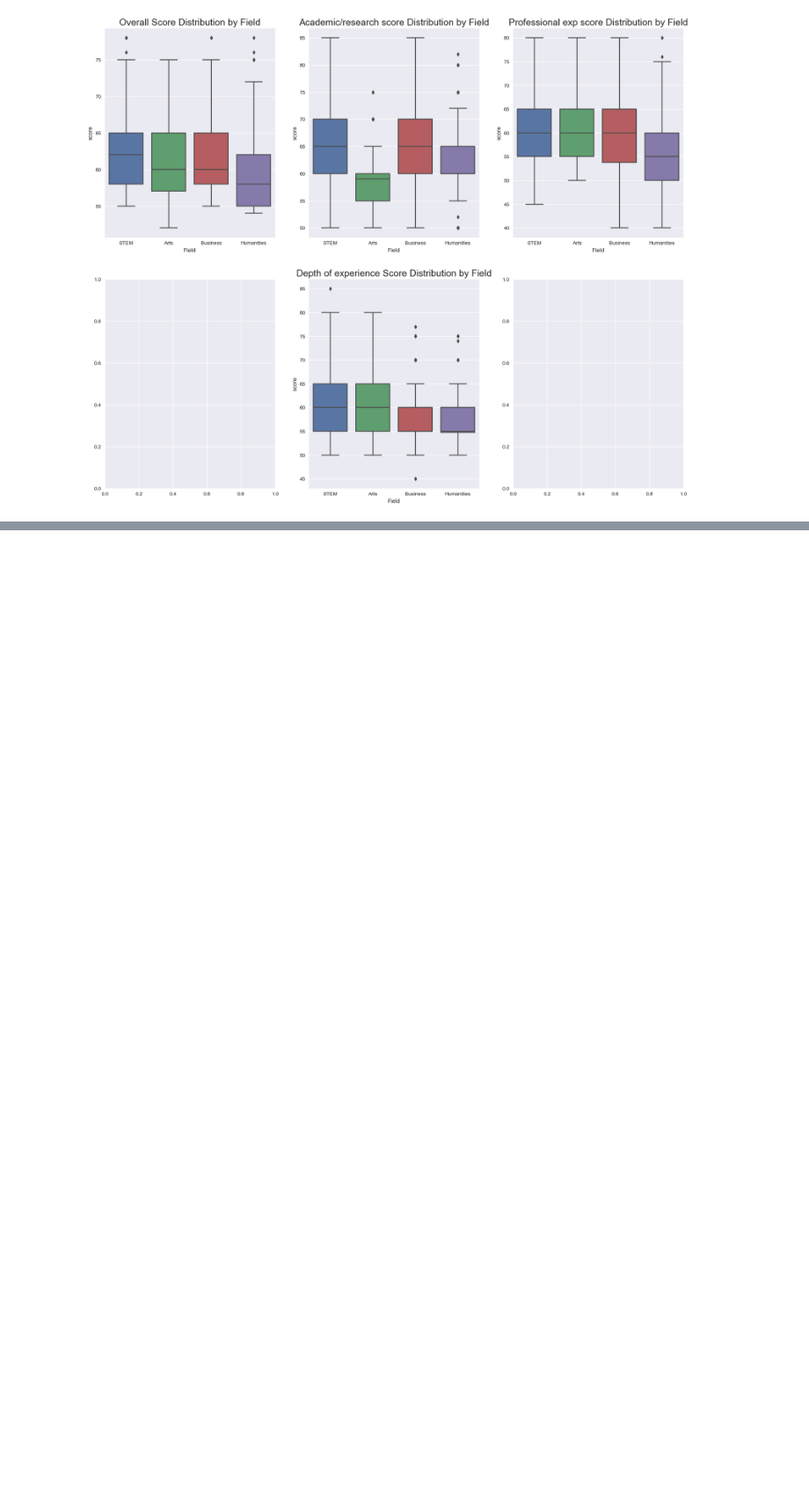
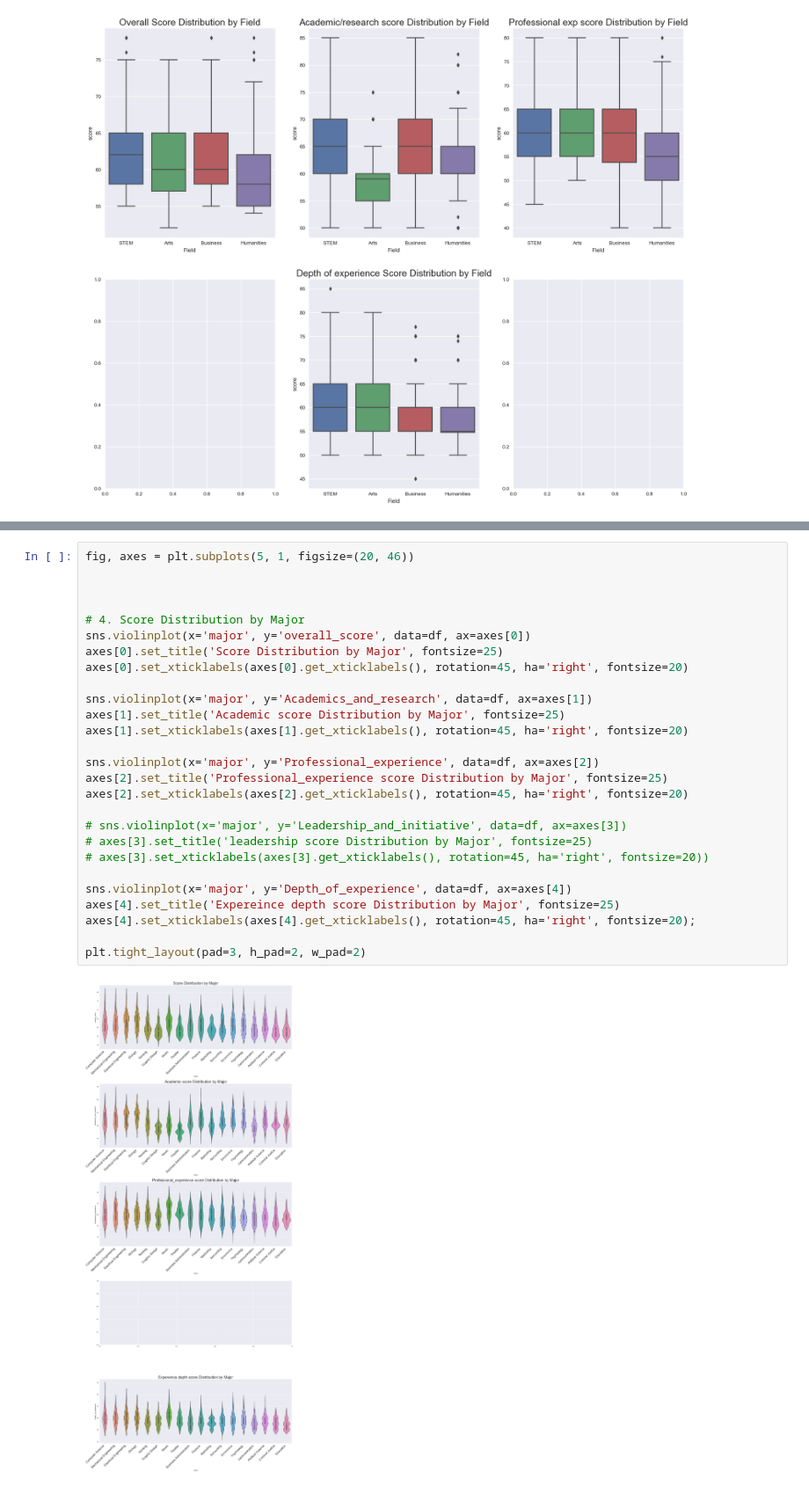
Before and after one commit to TommyClemenzaChen/lm_experiments, a Jupyter notebook: analysis/analysis.ipynb, the cells around one changed output, grey strips where cells are left out. Shown at 88% size. Drawn from its saved outputs; the diff is of its cells as text; blank space fills up the shorter version.

```diff
--- a/analysis/analysis.ipynb
+++ b/analysis/analysis.ipynb
@@ -117,0 +100,29 @@ summary_stats.to_csv('field_score_summary.csv')
+# %%
+fig, axes = plt.subplots(5, 1, figsize=(20, 46))
+
+
+
+# 4. Score Distribution by Major
+sns.violinplot(x='major', y='overall_score', data=df, ax=axes[0])
+axes[0].set_title('Score Distribution by Major', fontsize=25)
+axes[0].set_xticklabels(axes[0].get_xticklabels(), rotation=45, ha='right', fontsize=20)
+
+sns.violinplot(x='major', y='Academics_and_research', data=df, ax=axes[1])
+axes[1].set_title('Academic score Distribution by Major', fontsize=25)
+axes[1].set_xticklabels(axes[1].get_xticklabels(), rotation=45, ha='right', fontsize=20)
+
+sns.violinplot(x='major', y='Professional_experience', data=df, ax=axes[2])
+axes[2].set_title('Professional_experience score Distribution by Major', fontsize=25)
+axes[2].set_xticklabels(axes[2].get_xticklabels(), rotation=45, ha='right', fontsize=20)
+
+# sns.violinplot(x='major', y='Leadership_and_initiative', data=df, ax=axes[3])
+# axes[3].set_title('leadership score Distribution by Major', fontsize=25)
+# axes[3].set_xticklabels(axes[3].get_xticklabels(), rotation=45, ha='right', fontsize=20))
+
+sns.violinplot(x='major', y='Depth_of_experience', data=df, ax=axes[4])
+axes[4].set_title('Expereince depth score Distribution by Major', fontsize=25)
+axes[4].set_xticklabels(axes[4].get_xticklabels(), rotation=45, ha='right', fontsize=20);
+
+plt.tight_layout(pad=3, h_pad=2, w_pad=2)
+# %% [output]
+[figure, added]
```
Also changed, not shown: parts of 6 cells of this notebook.
